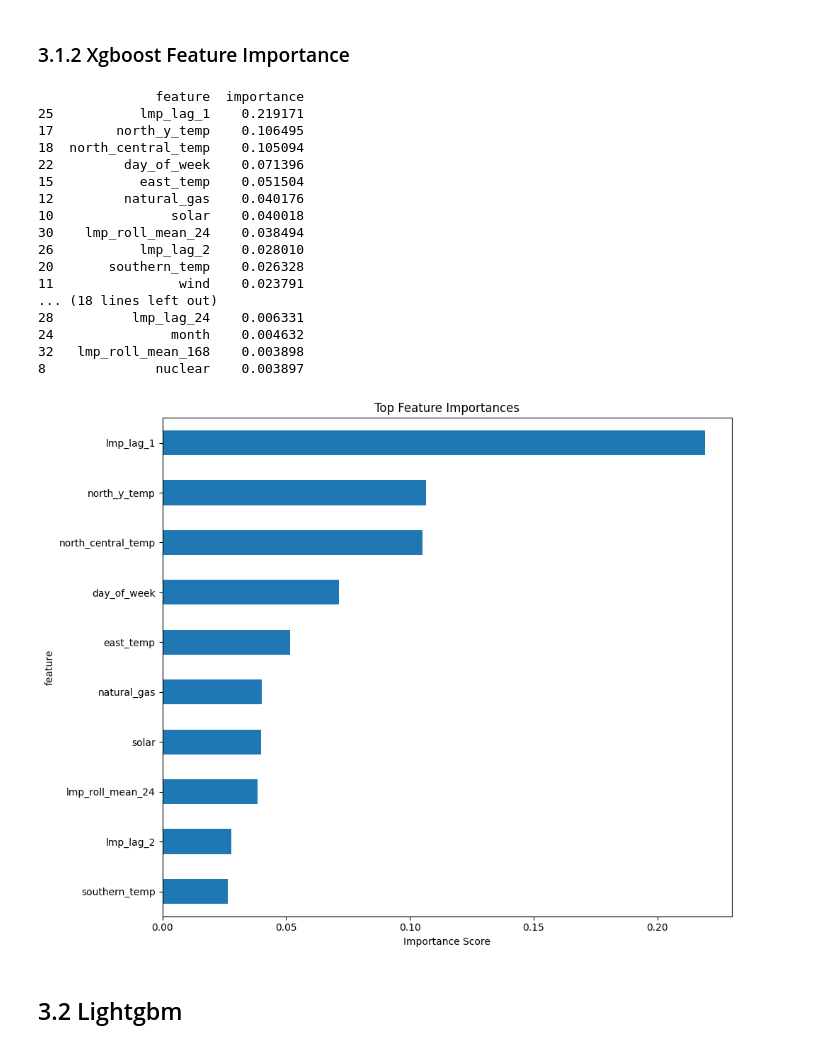
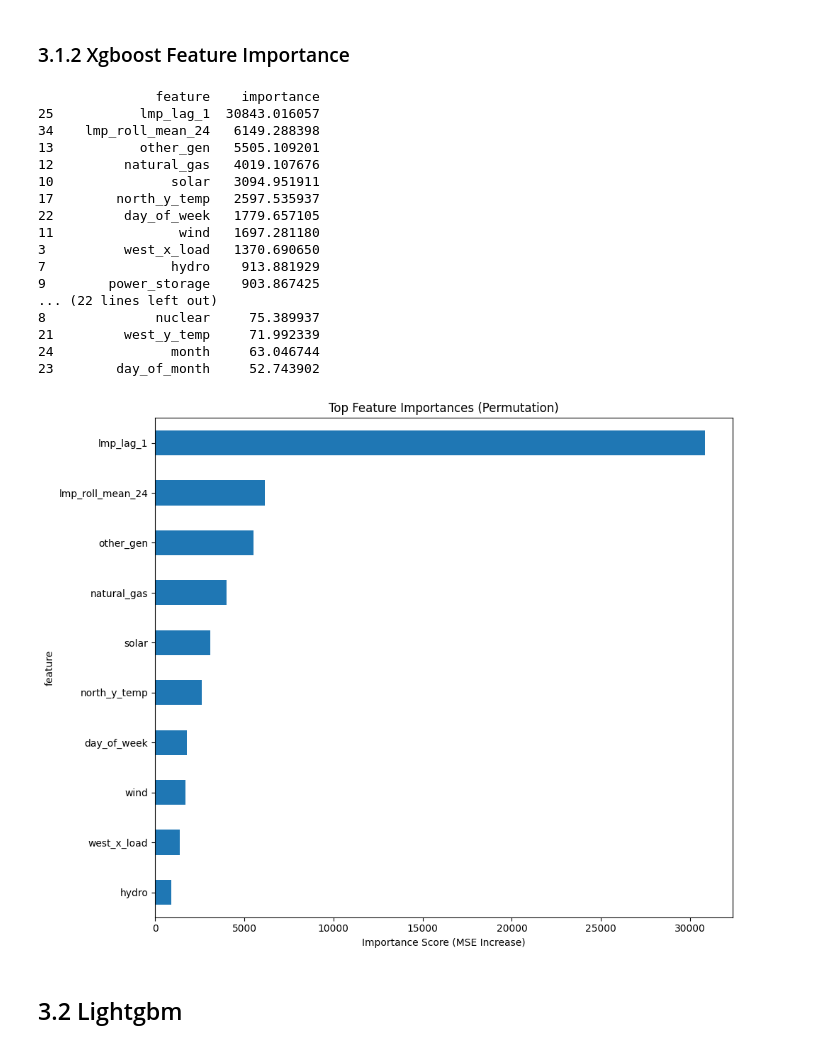
Before and after one commit to jessalynlc/IDS705_final_project, a Jupyter notebook: data_scrape.ipynb, the cells around one changed output. Saved outputs shown, nothing was run; the diff lists cells and outputs as text; code cells hidden in the pictures.

```diff
--- a/data_scrape.ipynb
+++ b/data_scrape.ipynb
@@ -592,42 +592,62 @@ RMSE: 71.4541
 # %% [markdown]
 ### 3.1.2 Xgboost Feature Importance
 # %%
-importances = model.feature_importances_
+# Baseline performance
+y_pred_baseline = model.predict(X_train)
+baseline_score = mean_squared_error(y_train, y_pred_baseline)
 
+importances = []
+
+for col in X_train.columns:
+    X_shuffled = X_train.copy()
+    # Shuffle one feature
+    X_shuffled[col] = np.random.permutation(X_shuffled[col].values)
+
+    # Predict with shuffled data
+    y_pred_shuffled = model.predict(X_shuffled)
+
+    # Calculate performance
+    shuffled_score = mean_squared_error(y_train, y_pred_shuffled)
+
+    # Importance = how much worse the model got
+    importance = shuffled_score - baseline_score
+    importances.append(importance)
+
+# Put into dataframe
 importance_df = pd.DataFrame({
     'feature': X_train.columns,
     'importance': importances
 }).sort_values(by='importance', ascending=False)
 
 print(importance_df)
 
 # Plot top 10
 top_n = 10
 importance_df.head(top_n).plot(kind='barh', x='feature', y='importance', figsize=(10, 8), legend=False)
-plt.title("Top Feature Importances")
+plt.title("Top Feature Importances (Permutation)")
 plt.gca().invert_yaxis()
-plt.xlabel("Importance Score")
+plt.xlabel("Importance Score (MSE Increase)")
 plt.tight_layout()
 plt.show()
 # %% [output]
-               feature  importance
-25           lmp_lag_1    0.219171
-17        north_y_temp    0.106495
-18  north_central_temp    0.105094
-22         day_of_week    0.071396
-15           east_temp    0.051504
-12         natural_gas    0.040176
-10               solar    0.040018
-30    lmp_roll_mean_24    0.038494
-26           lmp_lag_2    0.028010
-20       southern_temp    0.026328
-11                wind    0.023791
-... (18 lines left out)
-28          lmp_lag_24    0.006331
-24               month    0.004632
-32   lmp_roll_mean_168    0.003898
-8              nuclear    0.003897
+               feature    importance
+25           lmp_lag_1  30843.016057
+34    lmp_roll_mean_24   6149.288398
+13           other_gen   5505.109201
+12         natural_gas   4019.107676
+10               solar   3094.951911
+17        north_y_temp   2597.535937
+22         day_of_week   1779.657105
+11                wind   1697.281180
+3          west_x_load   1370.690650
+7                hydro    913.881929
+9        power_storage    903.867425
+... (22 lines left out)
+8              nuclear     75.389937
+21         west_y_temp     71.992339
+24               month     63.046744
+23        day_of_month     52.743902
-[figure, old version]
+[figure, new version]
 # %% [markdown]
 ## 3.2 Lightgbm
 # %%
```
Also changed, not shown: parts of 5 cells of this notebook.
